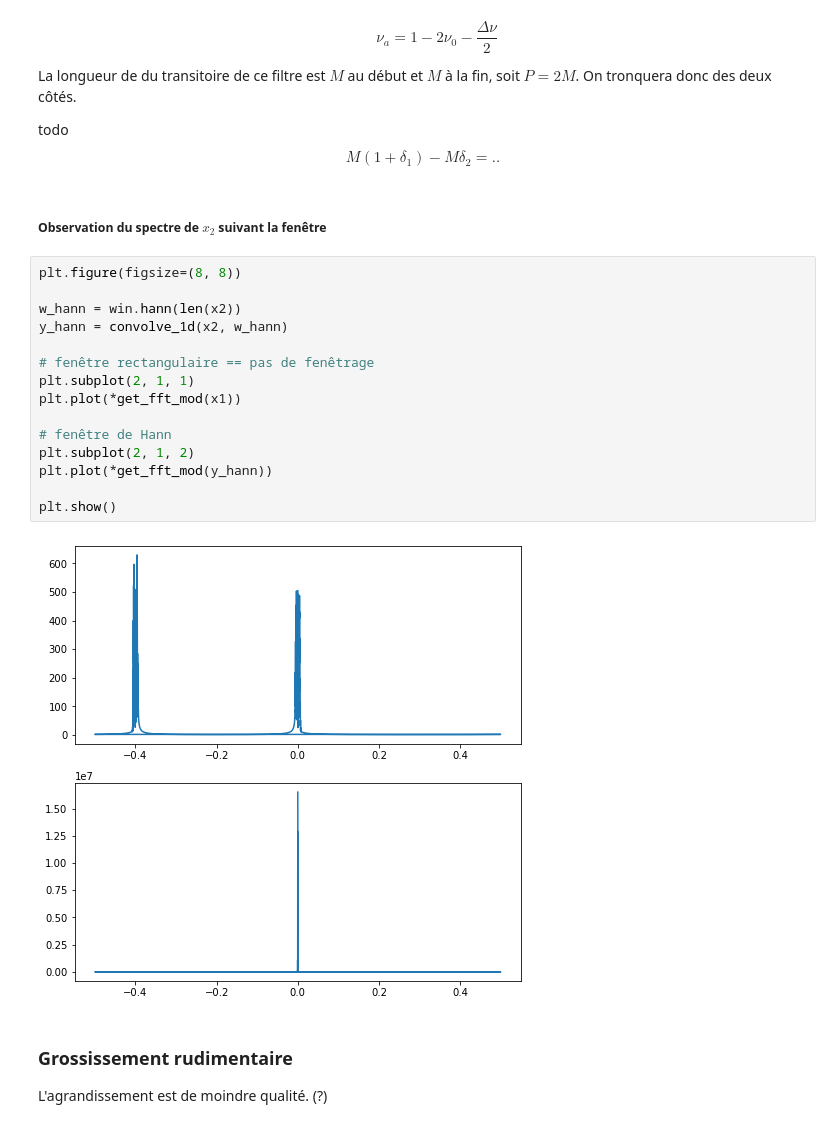
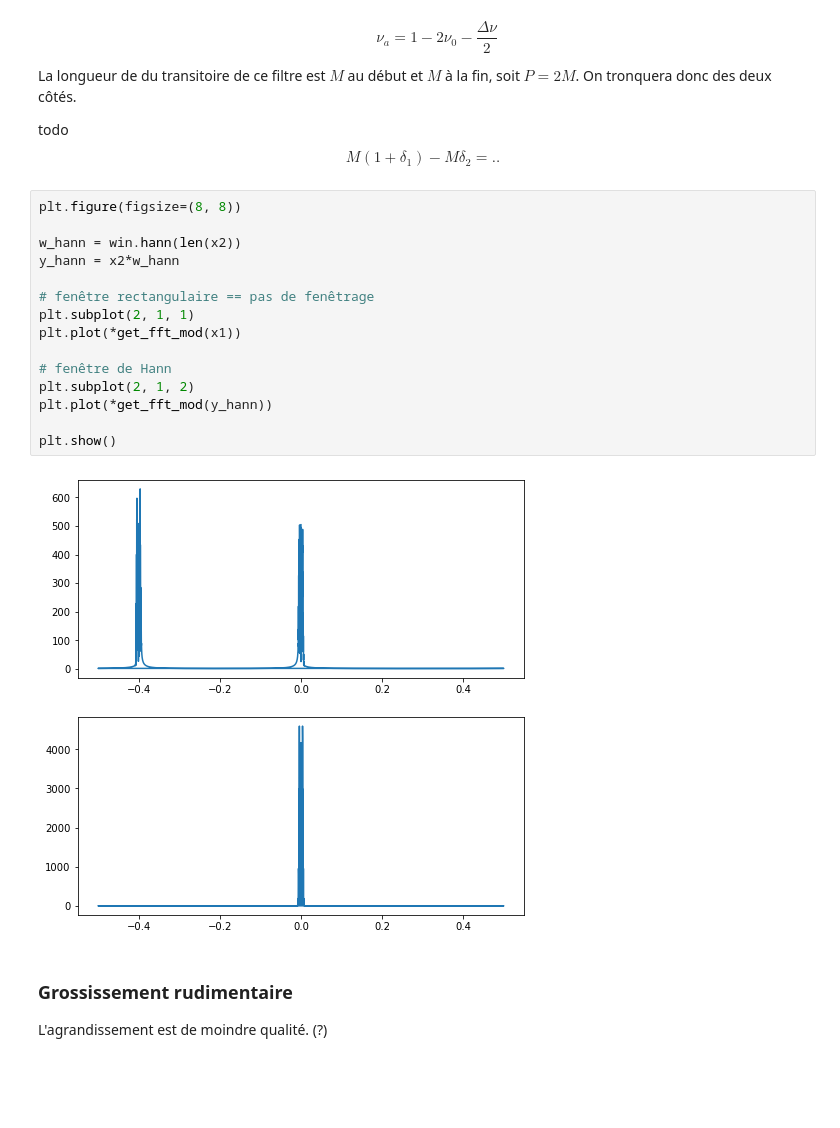
Before and after one commit to piptouque/atiam_tp_signal, a Jupyter notebook: tp1/source/tp1.ipynb, the cells around one changed output. Saved outputs shown, nothing was run; the diff lists cells and outputs as text; blank space fills up the shorter version.

```diff
--- a/tp1/source/tp1.ipynb
+++ b/tp1/source/tp1.ipynb
@@ -230,25 +230,23 @@ todo
 $$
 M(1 + \delta_1) - M \delta_2 = ..
 $$
-# %% [markdown]
-##### Observation du spectre de $x_2$ suivant la fenêtre
 # %%
 plt.figure(figsize=(8, 8))
 
 w_hann = win.hann(len(x2))
-y_hann = convolve_1d(x2, w_hann)
+y_hann = x2*w_hann
 
 # fenêtre rectangulaire == pas de fenêtrage
 plt.subplot(2, 1, 1)
 plt.plot(*get_fft_mod(x1))
 
 # fenêtre de Hann
 plt.subplot(2, 1, 2)
 plt.plot(*get_fft_mod(y_hann))
 
 plt.show()
 # %% [output]
-[figure, old version]
+[figure, new version]
 # %% [markdown]
 ### Grossissement rudimentaire
 
```
Also changed, not shown: parts of 2 cells of this notebook, 7 other files.
